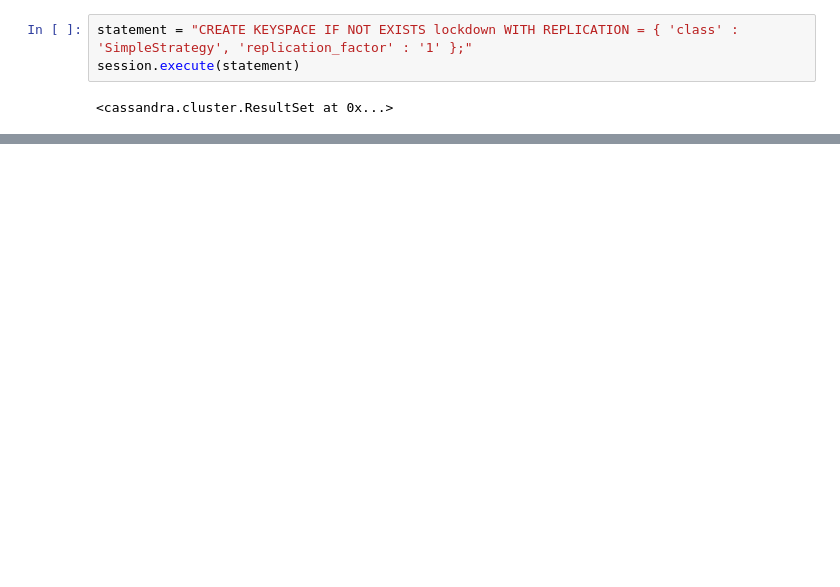
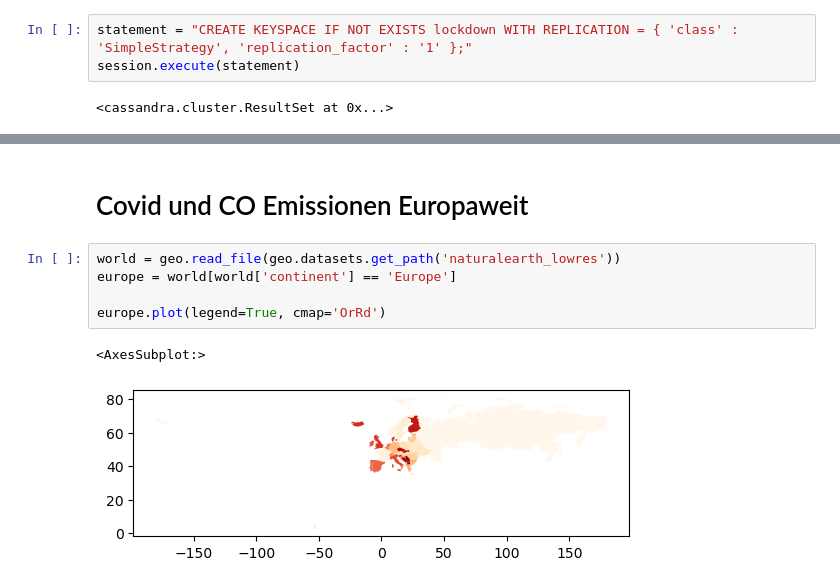
Before and after one commit to SunnyTrashpanda/BIGDA-Covid19-CO2, a Jupyter notebook: main.ipynb, the cells around one changed output, grey strips where cells are left out. Saved outputs shown, nothing was run; the diff lists cells and outputs as text; blank space fills up the shorter version.

```diff
--- a/main.ipynb
+++ b/main.ipynb
@@ -170,0 +661,10 @@ Text(0, 0.5, 'Cases')
+# %% [markdown]
+# Covid und CO Emissionen Europaweit
+# %%
+world = geo.read_file(geo.datasets.get_path('naturalearth_lowres'))
+europe = world[world['continent'] == 'Europe']
+
+europe.plot(legend=True, cmap='OrRd')
+# %% [output]
+<AxesSubplot:>
+[figure, added]
```
Also changed, not shown: parts of 120 cells of this notebook.
